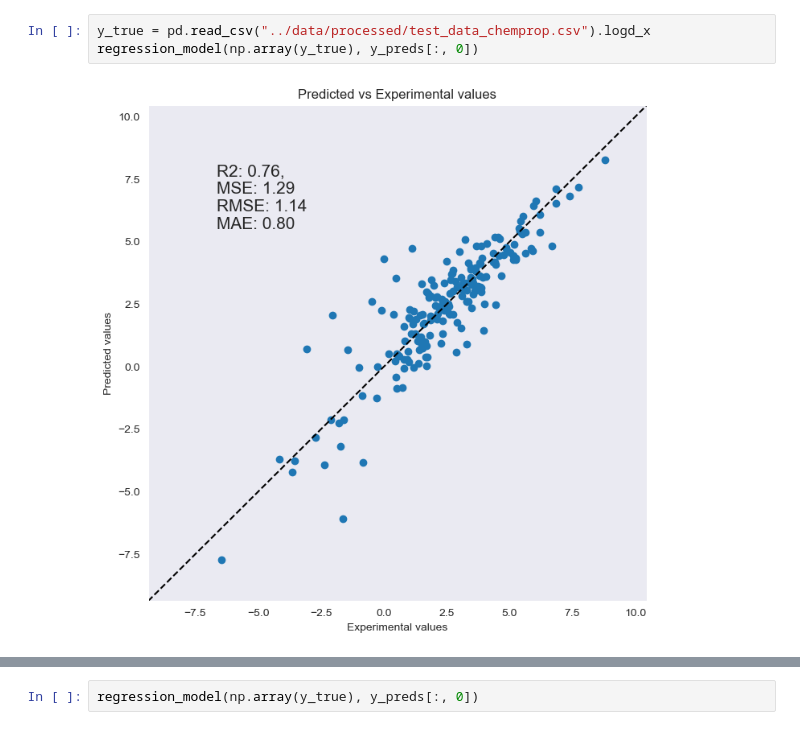
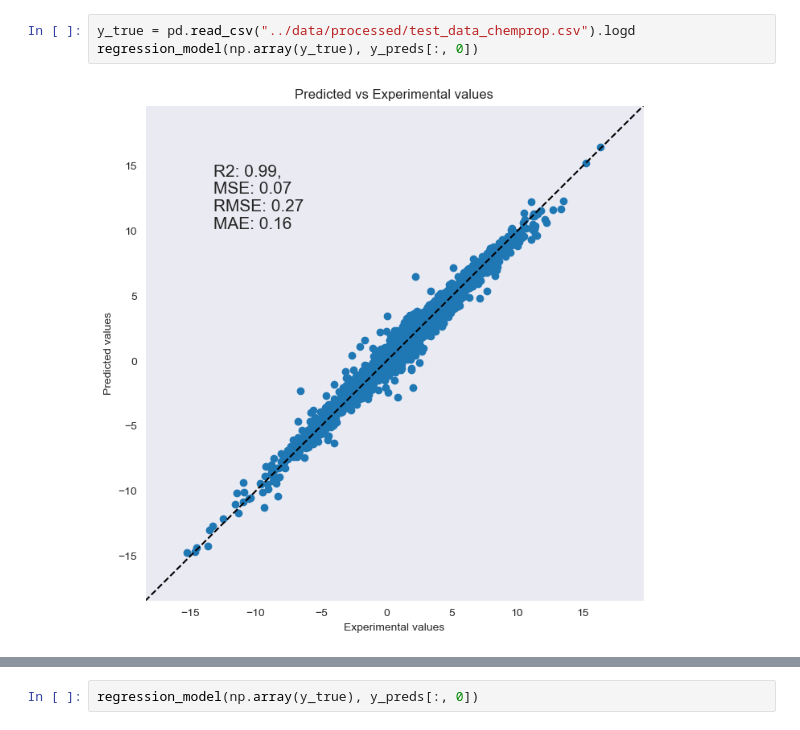
Before and after one commit to jonswain/logd_and_pka, a Jupyter notebook: notebooks/2.0-JS-Chemprop.ipynb, the cells around one changed output, grey strips where cells are left out. Cells and saved outputs as stored; diff of their text form.

```diff
--- a/notebooks/2.0-JS-Chemprop.ipynb
+++ b/notebooks/2.0-JS-Chemprop.ipynb
@@ -102,8 +101,8 @@ Elapsed time = 0:04:10
 # %%
-y_true = pd.read_csv("../data/processed/test_data_chemprop.csv").logd_x
+y_true = pd.read_csv("../data/processed/test_data_chemprop.csv").logd
 regression_model(np.array(y_true), y_preds[:, 0])
 # %% [output]
-[figure, old version]
+[figure, new version]
 # %%
 # Training model
 multi_task_model_train()
```
Also changed, not shown: parts of 3 cells of this notebook, 4 other files.
